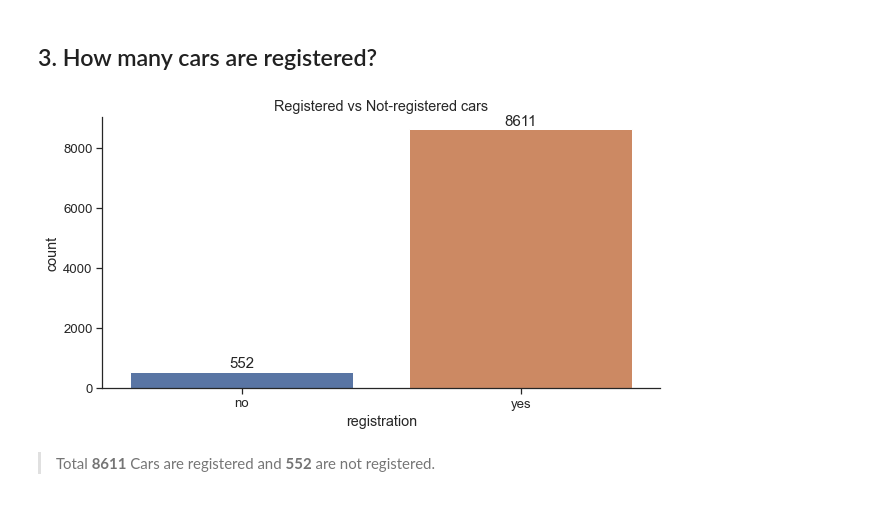
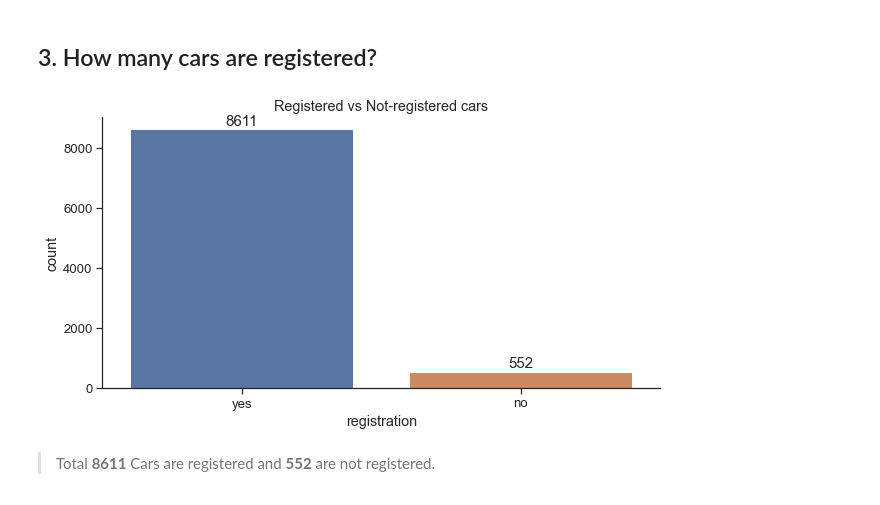
Before and after one commit to Subham2S/EDA-Car-Sales, a Jupyter notebook: Explanatory Data Analysis on Car Sales Data.ipynb, the cells around one changed output. Saved outputs shown, nothing was run; the diff lists cells and outputs as text; code cells hidden in the pictures.

```diff
--- a/Explanatory Data Analysis on Car Sales Data.ipynb
+++ b/Explanatory Data Analysis on Car Sales Data.ipynb
@@ -267,16 +281,16 @@ cars.loc[:,['price','mileage']].corr().iloc[1,0].round(2)
 # %%
 plt.figure(figsize=(10,5))
 sns.set(style='ticks', font_scale=1.2)
-plots = sns.barplot(x='registration', y='count', data=cars.groupby('registration').car.agg({'count'}).reset_index())
+plots = sns.countplot(cars['registration'], order = cars['registration'].value_counts().index)
+plots.set_title('Registered vs Not-registered cars')
 for bar in plots.patches:
     plots.annotate(str(format(bar.get_height(), '.0f')),
                    (bar.get_x() + bar.get_width() / 2, bar.get_height()),
                    ha='center', va='center', size=15, xytext=(0, 8), textcoords='offset points')
-plt.title('Registered vs Not-registered cars')
 sns.despine()
 plt.show()
 # %% [output]
-[figure, old version]
+[figure, new version]
 # %% [markdown]
 > Total **8611** Cars are registered and **552** are not registered.
 # %% [markdown]
```
Also changed, not shown: parts of 9 cells of this notebook.
